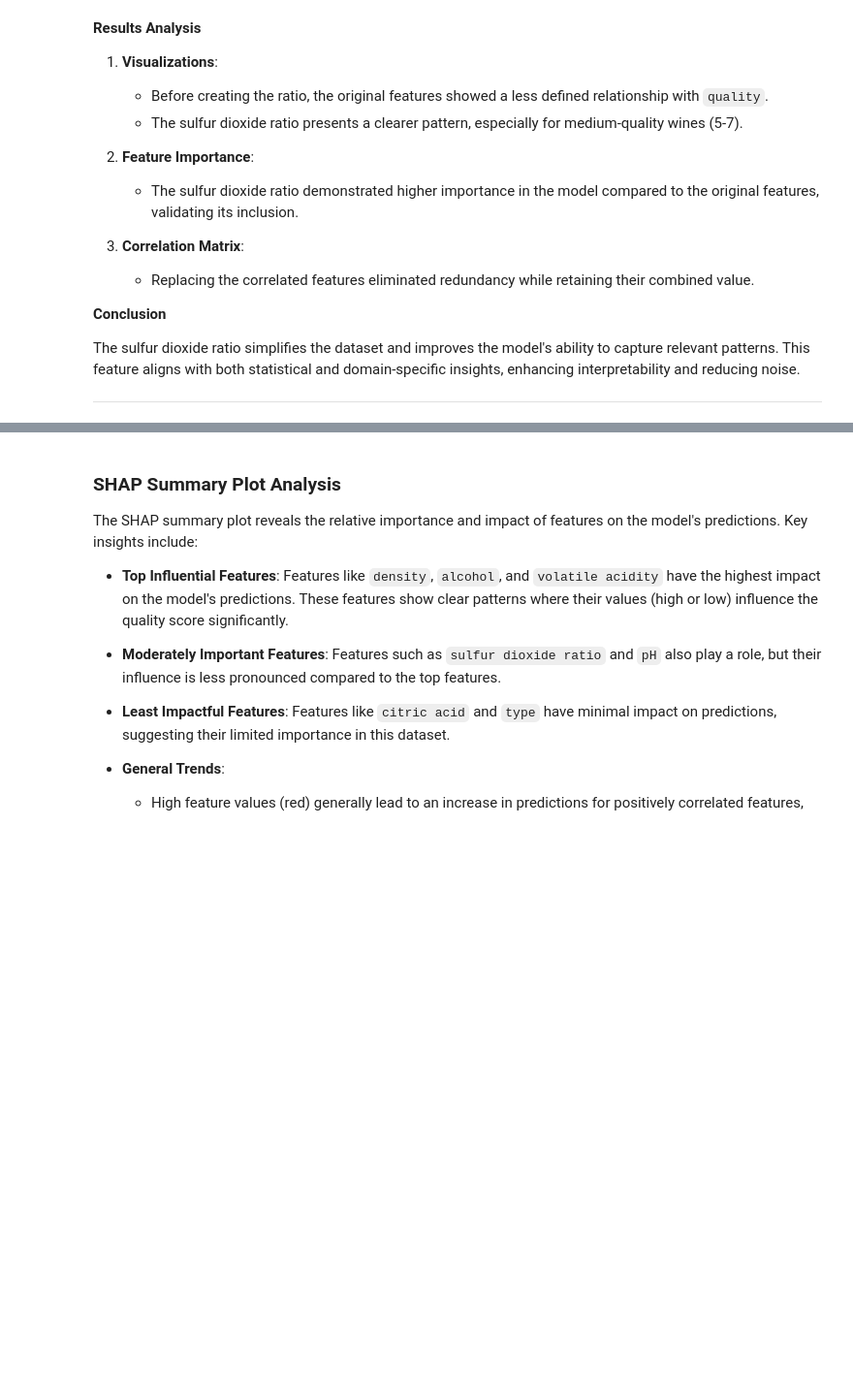
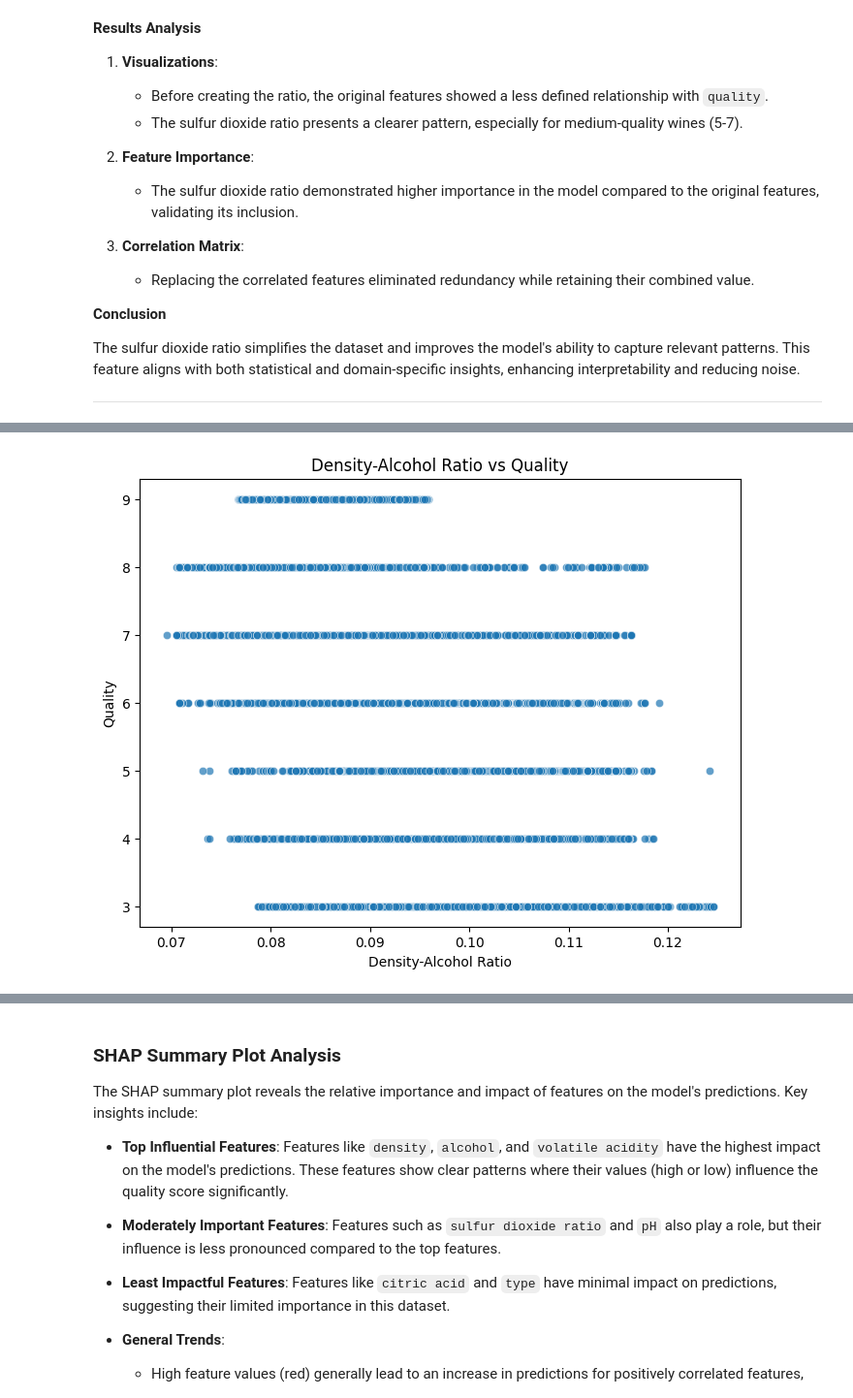
Before and after one commit to amitkarol/TDS-WineQualityPrediction, a Jupyter notebook: part2.ipynb, the cells around one changed output, grey strips where cells are left out. Shown: that part at 97% size. Drawn from its saved outputs; the diff is of its cells as text; code cells hidden in the pictures; blank space fills up the shorter version.

```diff
--- a/part2.ipynb
+++ b/part2.ipynb
@@ -321,0 +320,14 @@ Features like `type`, `chlorides`, and `pH` were flagged as low-importance due t
+# %%
+# Create the new composite feature: density_alcohol_ratio
+for df in [X_train, X_test]:
+    df['density_alcohol_ratio'] = df['density'] / (df['alcohol'] + 1e-6)
+
+# Visualization of the new density_alcohol_ratio feature
+plt.figure(figsize=(8, 6))
+sns.scatterplot(x=X_train['density_alcohol_ratio'], y=y_train, alpha=0.7)
+plt.title('Density-Alcohol Ratio vs Quality')
+plt.xlabel('Density-Alcohol Ratio')
+plt.ylabel('Quality')
+plt.show()
+# %% [output]
+[figure, added]
```
Also changed, not shown: parts of 21 cells of this notebook, 1 other file.
